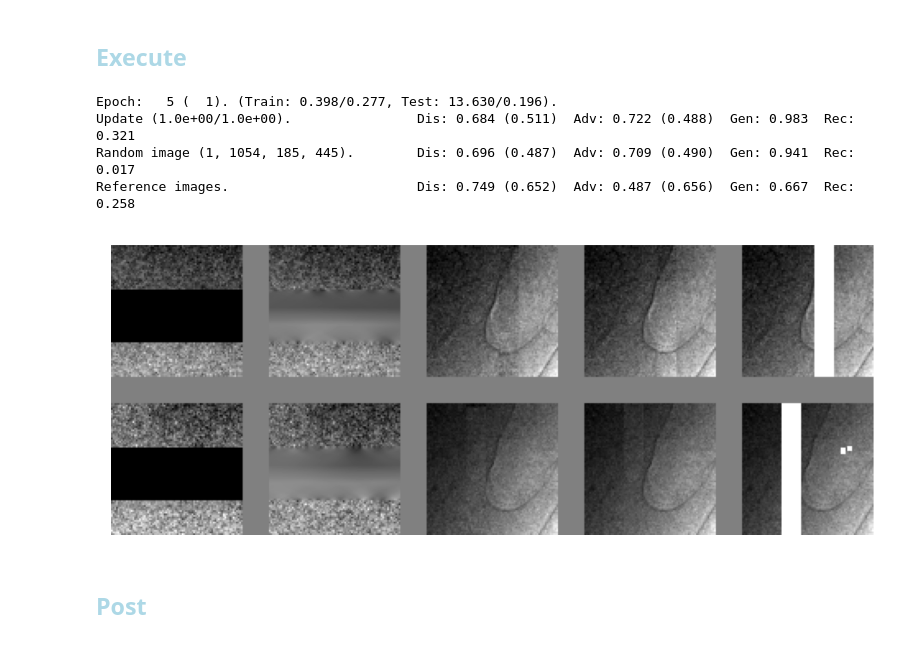
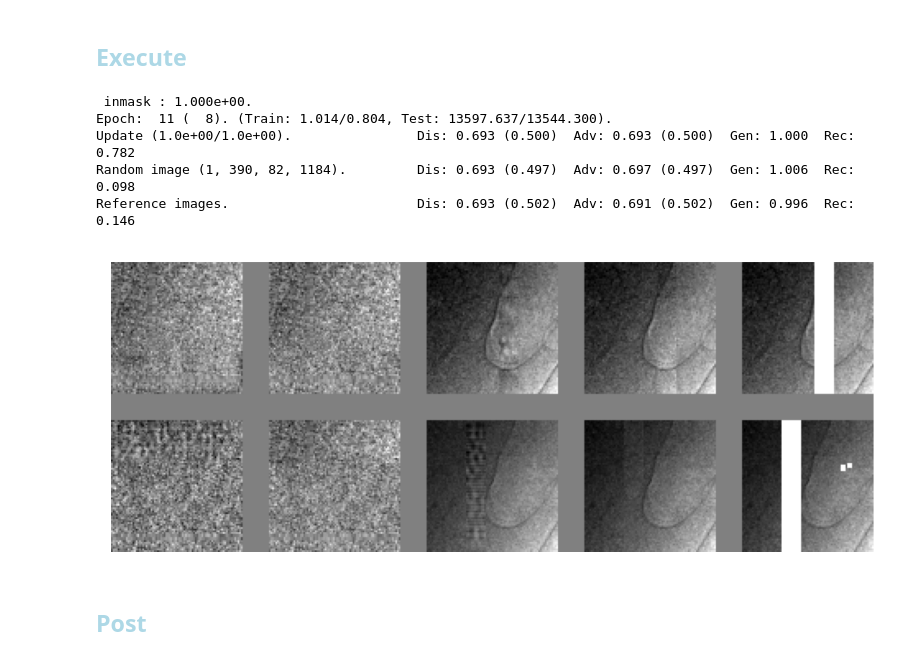
Before and after one commit to antonmx/shiftpatch, a Jupyter notebook: shiftpatch_bp0.ipynb, the cells around one changed output. Cells and saved outputs as stored; diff of their text form; code cells hidden in the pictures.

```diff
--- a/shiftpatch_bp0.ipynb
+++ b/shiftpatch_bp0.ipynb
@@ -31,7 +31,7 @@ sg.TCfg = sg.TCfgClass(
     ,nofEpochs = None
     ,latentDim = 64
     ,batchSize = 2**8
-    ,batchSplit = 2**1
+    ,batchSplit = 2**0
     ,loaderWorkers = 16
     ,labelSmoothFac = 0.1 # For Fake labels (or set to 0.0 for no smoothing).
     ,learningRateD = 1e-4
@@ -107,9 +107,7 @@ class Generator(sg.GeneratorTemplate):
 
         self.lastTouch = self.createLastTouch()
 
-        #sg.load_model(self, model_path="model_2_gen.pt" )
-
-
+        sg.load_model(self, model_path="good_0_gen.pt" )
 
 
 sg.generator = Generator().to(sg.TCfg.device)
@@ -190,12 +188,12 @@ class Discriminator(torch.nn.Module):
         self.discIMG = DiscriminatorIMG()
         self.discFFT = DiscriminatorFFT()
         self.IMG_FFT = 0.5
-        sg.load_model(self, model_path="prime_0_dis.pt" )
+        sg.load_model(self, model_path="good_0_dis.pt" )
     def forward(self, images):
         if images.dim() == 3:
             images = images.unsqueeze(1)
-        resIMG = self.discIMG(images)
-        resFFT = self.discFFT(images)
+        resIMG = self.discIMG(images) if self.IMG_FFT > 0 else 0
+        resFFT = self.discFFT(images) if self.IMG_FFT < 1 else 0
         res = self.IMG_FFT * resIMG + (1-self.IMG_FFT) * resFFT
         #print(resIMG, resFFT)
         return res
@@ -283,57 +281,65 @@ sg.freeGPUmem()
 
 
 #sg.minRecTest, sg.minRecTrain = 1, 1
-sg.ADV_DIF = 1e-5 # 0.008108
-sg.SSIM_MSE = 0.9999 #0.99995
-sg.trainCyclesGen = 1
+sg.ADV_DIF = 1 # 0.008108
+sg.trainCyclesGen = 0
 sg.trainCyclesDis = 1
+sg.generator.inmask = 3.9e-1
 sg.skipThreshold = 0
+sg.discriminator.IMG_FFT = 1
 
 def adjustScheduler(scheduler, iniLr, target) :
     if scheduler is None :
         return ""
     gamma = scheduler.gamma
     curLR = scheduler.get_last_lr()[0] / iniLr
     if gamma < 1 and curLR > target \
     or gamma > 1 and curLR < target :
         scheduler.step()
     return f"LR : {curLR:.2e}. "
 
-
-def my_beforeReport(_) :
+import os
+def my_beforeReport(sglocals) :
     message = ""
-    #message += "G" + adjustScheduler(sg.scheduler_G, sg.TCfg.learningRateG, 0.1)
-    #message += "D" + adjustScheduler(sg.scheduler_D, sg.TCfg.learningRateD, 0.1)
-    message += f" ADV/DIF : {sg.ADV_DIF:.3e}."
-    sg.ADV_DIF = max(2e-6, sg.ADV_DIF-1e-8)
-#    message += f" Ampl : {sg.generator.amplitude:.3f}."
-#    sg.generator.amplitude = min(1, sg.generator.amplitude * (1+5e-3) )
+    if os.path.isfile("prime_0_dis.pt") :
+        message += f" inmask : {sg.generator.inmask:.3e}."
+        sg.generator.inmask = min(1, sg.generator.inmask+0.005)
+    elif abs(sglocals['updAcc'].predReal - sglocals['updAcc'].predFake) > 0.1 :
+        sg.saveModels("prime_0")
+        #sg.trainCyclesGen = 1
+    if abs(sglocals['updAcc'].predReal - sglocals['updAcc'].predFake) > 0.1 \
+    and 1.01 > (sglocals['updAcc'].predReal + sglocals['updAcc'].predFake) > 0.99 :
+        sg.saveModels("good_0")
+    if sg.generator.inmask >= 1 :
+        if not sg.trainCyclesGen:
+            message += f" Starting generator training {sg.epoch}. "
+        sg.trainCyclesGen = 1
     with open(f"message_{sg.TCfg.exec}.txt", 'a') as file:
         file.write(message + "\n")
     print(message)
-    return
-#sg.beforeReport = my_beforeReport
+sg.beforeReport = my_beforeReport
+
 
 #sg.TCfg.loaderWorkers = 0 # for debug single threaded
 try :
     sg.train(savedCheckPoint)
 except :
     #del sg.dataLoader
     #del sg.testLoaderrelo
     sg.freeGPUmem()
     1/10 # to release Jupyuter memory in the next step
     sg.epoch -= 1
     raise
 
-# From scratch
-# ADV_DIF = 2e-6, SSIM_MSE = 0.9999
-# ADV_DIF 2e-6 => 1e-5 (e2) => 1e-3 (e3)
+# from scratch
+# ADV_DIFF = 1, LR = 0.1
 # %% [output]
-Epoch:   5 (  1). (Train: 0.398/0.277, Test: 13.630/0.196).
-Update (1.0e+00/1.0e+00).                Dis: 0.684 (0.511)  Adv: 0.722 (0.488)  Gen: 0.983  Rec: 0.321
-Random image (1, 1054, 185, 445).        Dis: 0.696 (0.487)  Adv: 0.709 (0.490)  Gen: 0.941  Rec: 0.017
-Reference images.                        Dis: 0.749 (0.652)  Adv: 0.487 (0.656)  Gen: 0.667  Rec: 0.258
+ inmask : 1.000e+00.
+Epoch:  11 (  8). (Train: 1.014/0.804, Test: 13597.637/13544.300).
+Update (1.0e+00/1.0e+00).                Dis: 0.693 (0.500)  Adv: 0.693 (0.500)  Gen: 1.000  Rec: 0.782
+Random image (1, 390, 82, 1184).         Dis: 0.693 (0.497)  Adv: 0.697 (0.497)  Gen: 1.006  Rec: 0.098
+Reference images.                        Dis: 0.693 (0.502)  Adv: 0.691 (0.502)  Gen: 0.996  Rec: 0.146
-[figure, old version]
+[figure, new version]
 # %% [markdown]
 ## <font style="color:lightblue">Post</font>
 # %%
```
Also changed, not shown: parts of 4 cells of this notebook, 2 other files.
